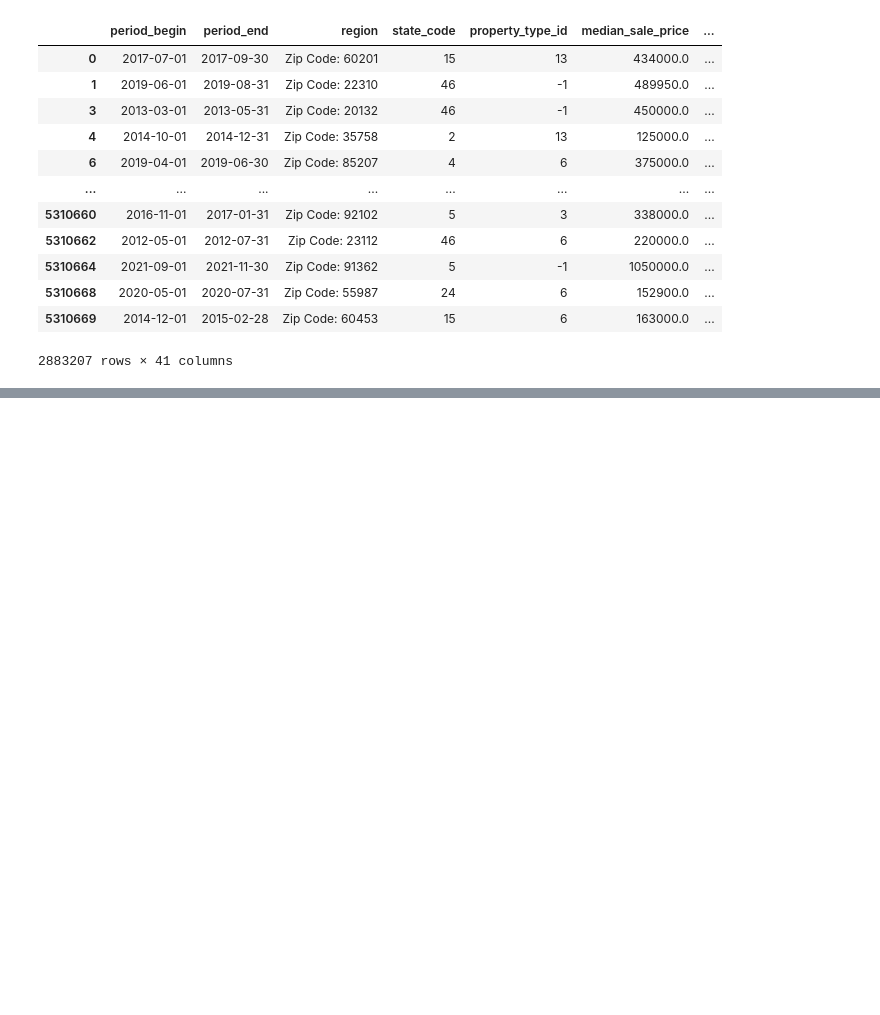
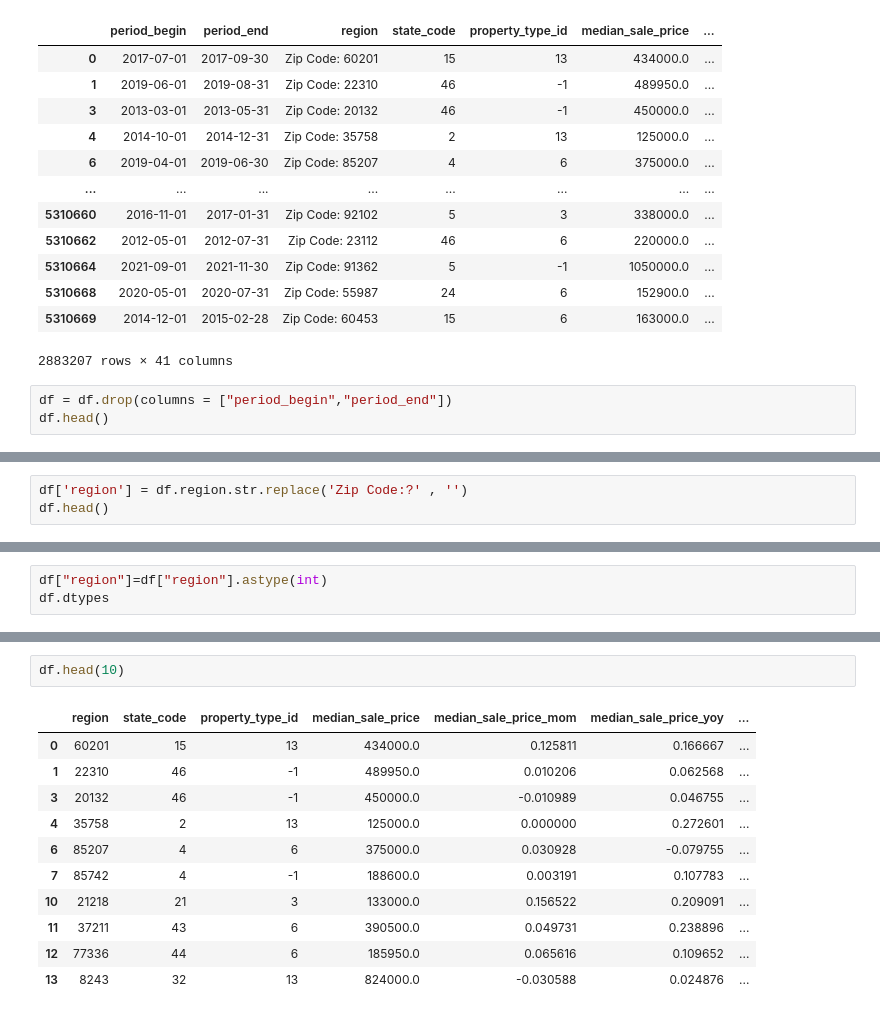
Before and after one commit to wbelayne21/Project, a Jupyter notebook: Housing.ipynb, the cells around one changed output, grey strips where cells are left out. Saved outputs shown, nothing was run; the diff lists cells and outputs as text; blank space fills up the shorter version.

Commit message:
All columns are now numeric
stripped words prefix from column and changed the data type

```diff
--- a/Housing.ipynb
+++ b/Housing.ipynb
@@ -236,3 +236,6 @@ See the caveats in the documentation: https://pandas.pydata.org/pandas-docs/stab
 | 5310668 | 2020-05-01 | 2020-07-31 | Zip Code: 55987 | 24 | 6 | 152900.0 | ... |
 | 5310669 | 2014-12-01 | 2015-02-28 | Zip Code: 60453 | 15 | 6 | 163000.0 | ... |
 2883207 rows × 41 columns
+# %%
+df = df.drop(columns = ["period_begin","period_end"])
+df.head()
@@ -238,0 +249,3 @@ See the caveats in the documentation: https://pandas.pydata.org/pandas-docs/stab
+# %%
+df['region'] = df.region.str.replace('Zip Code:?' , '')
+df.head()
@@ -238,0 +259,3 @@ See the caveats in the documentation: https://pandas.pydata.org/pandas-docs/stab
+# %%
+df["region"]=df["region"].astype(int)
+df.dtypes
@@ -238,0 +280,14 @@ See the caveats in the documentation: https://pandas.pydata.org/pandas-docs/stab
+# %%
+df.head(10)
+# %% [output]
+|  | region | state_code | property_type_id | median_sale_price | median_sale_price_mom | median_sale_price_yoy | ... |
+| 0 | 60201 | 15 | 13 | 434000.0 | 0.125811 | 0.166667 | ... |
+| 1 | 22310 | 46 | -1 | 489950.0 | 0.010206 | 0.062568 | ... |
+| 3 | 20132 | 46 | -1 | 450000.0 | -0.010989 | 0.046755 | ... |
+| 4 | 35758 | 2 | 13 | 125000.0 | 0.000000 | 0.272601 | ... |
+| 6 | 85207 | 4 | 6 | 375000.0 | 0.030928 | -0.079755 | ... |
+| 7 | 85742 | 4 | -1 | 188600.0 | 0.003191 | 0.107783 | ... |
+| 10 | 21218 | 21 | 3 | 133000.0 | 0.156522 | 0.209091 | ... |
+| 11 | 37211 | 43 | 6 | 390500.0 | 0.049731 | 0.238896 | ... |
+| 12 | 77336 | 44 | 6 | 185950.0 | 0.065616 | 0.109652 | ... |
+| 13 | 8243 | 32 | 13 | 824000.0 | -0.030588 | 0.024876 | ... |
```
Also changed, not shown: parts of 3 cells of this notebook.
